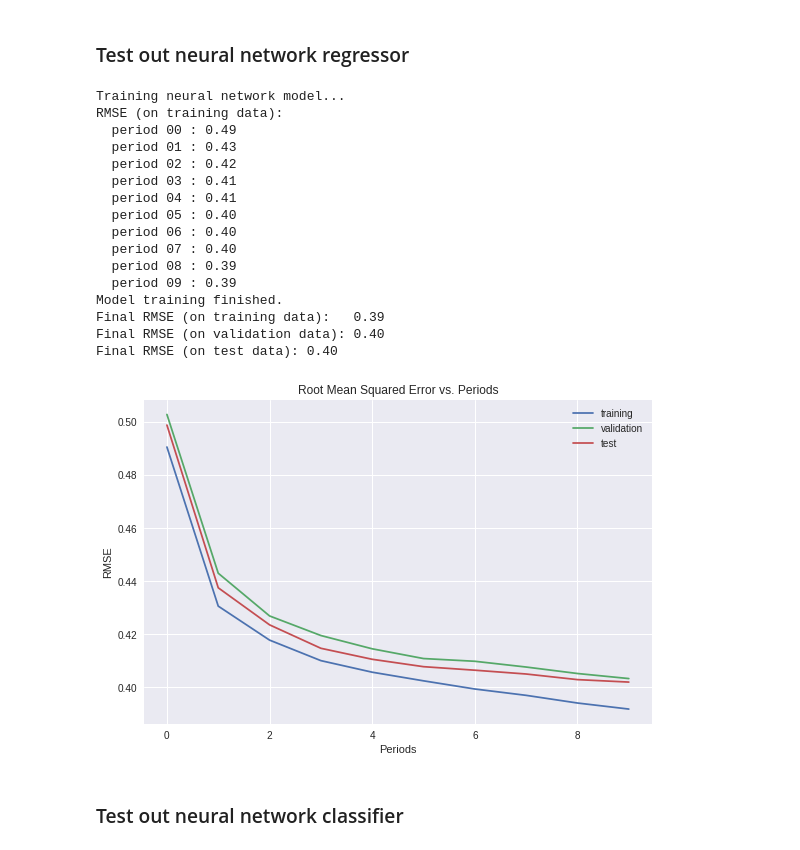
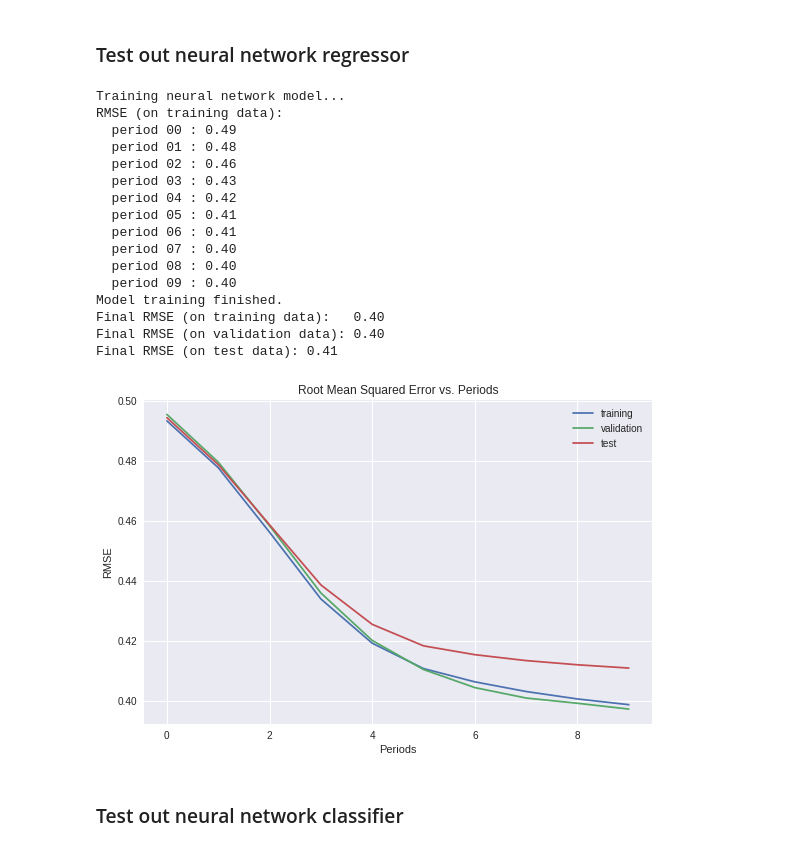
Before and after one commit to rafibarash/ml_march_madness, a Jupyter notebook: Neural_Net_March_Madness_ML.ipynb, the cells around one changed output. Drawn from its saved outputs; the diff is of its cells as text; code cells hidden in the pictures.

```diff
--- a/Neural_Net_March_Madness_ML.ipynb
+++ b/Neural_Net_March_Madness_ML.ipynb
@@ -801,33 +906,33 @@ display.display(test_examples.head())
 # %%
 _ = train_nn_regression_model(
     my_optimizer=tf.train.GradientDescentOptimizer(learning_rate=0.0001),
-    steps=8000,
+    steps=9000,
     batch_size=90,
-    hidden_units=[10, 10, 5, 5],
+    hidden_units=[10, 10, 10, 5, 5],
     training_examples=training_examples,
     training_targets=training_targets,
     validation_examples=validation_examples,
     validation_targets=validation_targets,
     test_examples=test_examples,
     test_targets=test_targets)
 # %% [output]
 Training neural network model...
 RMSE (on training data):
   period 00 : 0.49
-  period 01 : 0.43
-  period 02 : 0.42
-  period 03 : 0.41
-  period 04 : 0.41
-  period 05 : 0.40
-  period 06 : 0.40
+  period 01 : 0.48
+  period 02 : 0.46
+  period 03 : 0.43
+  period 04 : 0.42
+  period 05 : 0.41
+  period 06 : 0.41
   period 07 : 0.40
-  period 08 : 0.39
-  period 09 : 0.39
+  period 08 : 0.40
+  period 09 : 0.40
 Model training finished.
-Final RMSE (on training data):   0.39
+Final RMSE (on training data):   0.40
 Final RMSE (on validation data): 0.40
-Final RMSE (on test data): 0.40
+Final RMSE (on test data): 0.41
-[figure, old version]
+[figure, new version]
 # %% [markdown]
 ### Test out neural network classifier
 # %%
```
Also changed, not shown: parts of 15 cells of this notebook.
